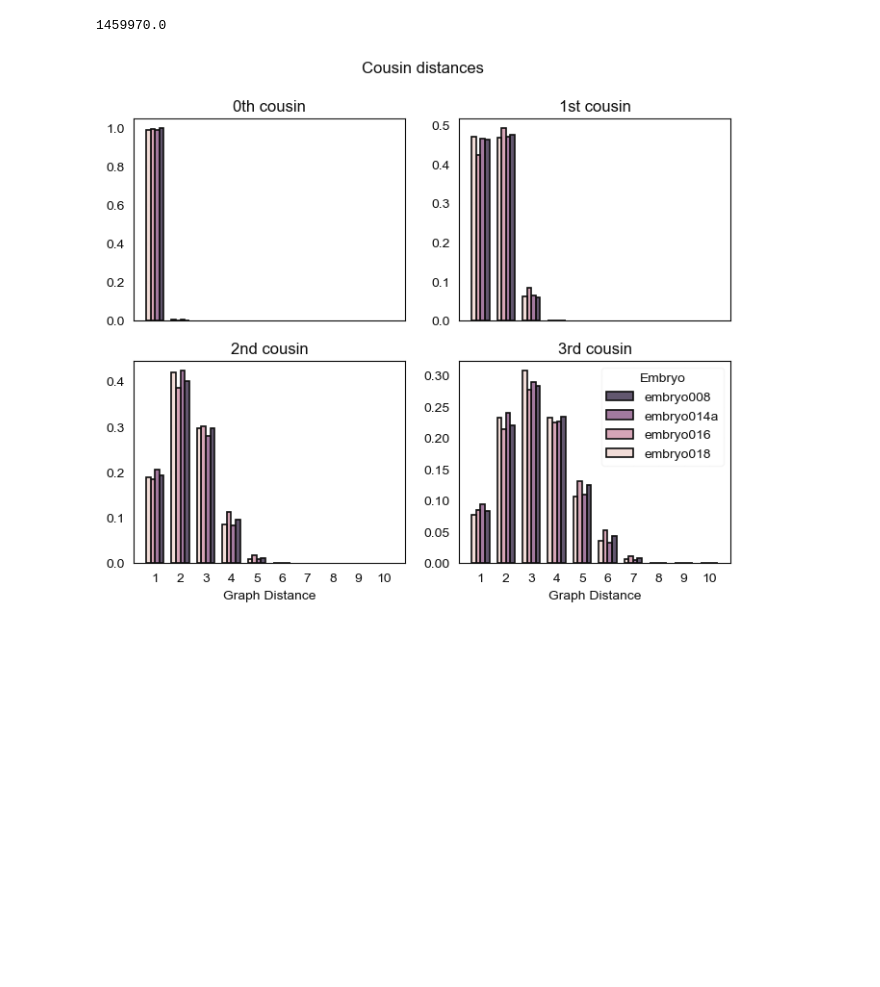
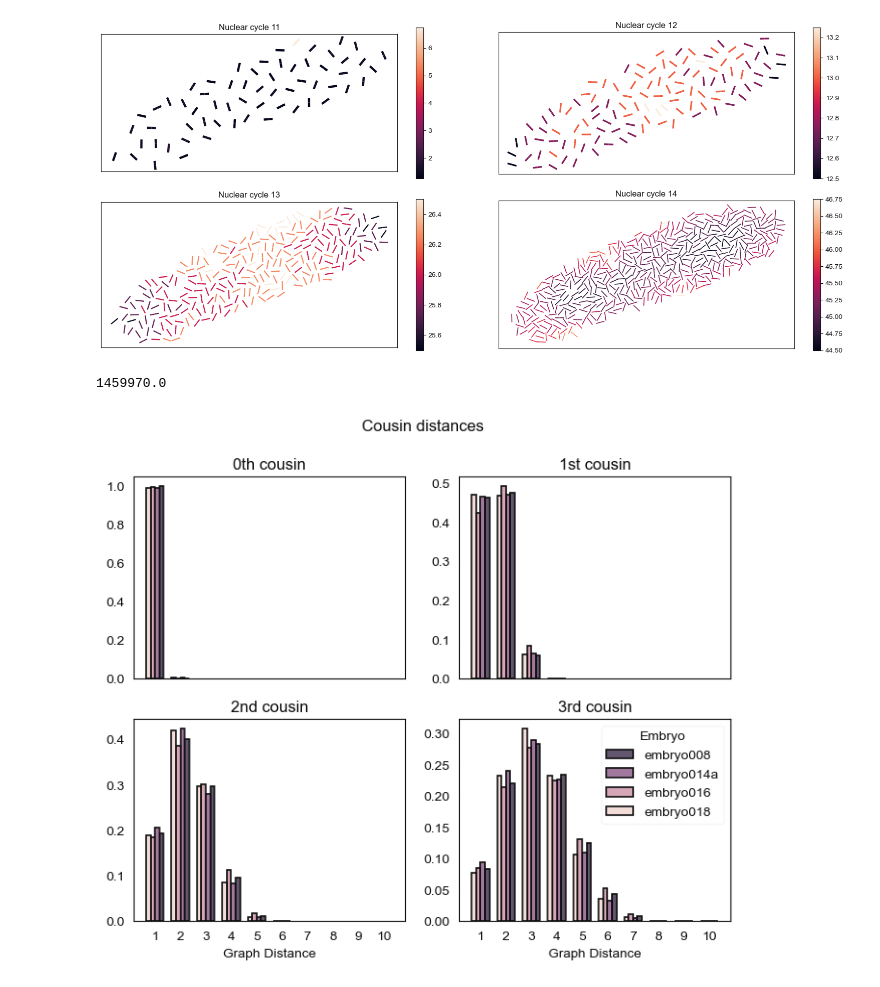
Before and after one commit to Harrison-Oatman/NucleiTracking, a Jupyter notebook: notebooks/geometry.ipynb, the cells around one changed output. Saved outputs shown, nothing was run; the diff lists cells and outputs as text; code cells hidden in the pictures; blank space fills up the shorter version.

```diff
--- a/notebooks/geometry.ipynb
+++ b/notebooks/geometry.ipynb
@@ -55,3 +64,49 @@ Index(['start_time', 'end_time', 'start_frame', 'end_frame', 'length',
+# %%
+root = "embryo007"
+fig, axes = plt.subplots(2, 2, figsize=(16, 7))
+plt.tight_layout()
+for cycle, ax in zip(range(11, 15), axes.flatten()):
+    r_tracklets = tracklets[root]
+    this_tracklets = r_tracklets[r_tracklets["cycle"] == cycle]
+
+    source_pos = {tracklet: [] for tracklet in this_tracklets[~this_tracklets["parent_tracklet"].isin([-1, 0])]["parent_tracklet"]}
+
+    x, y = this_tracklets.initial_x, this_tracklets.initial_y
+    for parent, this_x, this_y in zip(this_tracklets["parent_tracklet"], x, y):
+        if (parent == -1) or (parent == 0):
+            continue
+        source_pos[parent].append((this_x, this_y))
+
+    source_pos = {tracklet: pos for tracklet, pos in source_pos.items() if len(pos) == 2}
+
+    prev_tracklets = r_tracklets[r_tracklets["cycle"] == cycle - 1]
+    prev_tracklets = prev_tracklets[prev_tracklets["tracklet_id"].isin(source_pos.keys())]
+
+    missing = [tracklet for tracklet in source_pos.keys() if tracklet not in prev_tracklets["tracklet_id"]]
+    source_pos = {tracklet: pos for tracklet, pos in source_pos.items() if tracklet not in missing}
+
+    x = [prev_tracklets.loc[tracklet, "final_x"] for tracklet in source_pos.keys()]
+    y = [prev_tracklets.loc[tracklet, "final_y"] for tracklet in source_pos.keys()]
+    c = [prev_tracklets.loc[tracklet, "end_time"] for tracklet in source_pos.keys()]
+
+    div_angle = lambda pt1, pt2: np.arctan2(pt2[1] - pt1[1], pt2[0] - pt1[0])
+    angles = [div_angle(pts[0], pts[1]) for pts in source_pos.values()]
+    u = np.cos(angles)
+    v = np.sin(angles)
+
+    x_y_rat = (np.max(x) - np.min(x)) / (np.max(y) - np.min(y))
+
+    ax.quiver(x, y, u*20, v*20, c, angles='xy', scale_units='xy', scale=1, color=palette["black"], headwidth=0, headlength=0, headaxislength=0)
+    bar = ax.quiver(x, y, -u*20, -v*20, c, angles='xy', scale_units='xy', scale=1, color=palette["black"], headwidth=0, headlength=0, headaxislength=0)
+    ax.set_aspect("equal")
+    ax.set_title(f"Nuclear cycle {cycle}")
+    ax.set_xticks([])
+    ax.set_yticks([])
+    plt.colorbar(bar)
+plt.savefig(plotpath / f"{root} division_angles.png", dpi=150)
+plt.show()
+# %% [output]
+[figure, added]
 # %%
 def cousin_distance(tracklet_parents, a, b):
     a_lin, b_lin = [a], [b]
```
Also changed, not shown: parts of 1 cell of this notebook.
